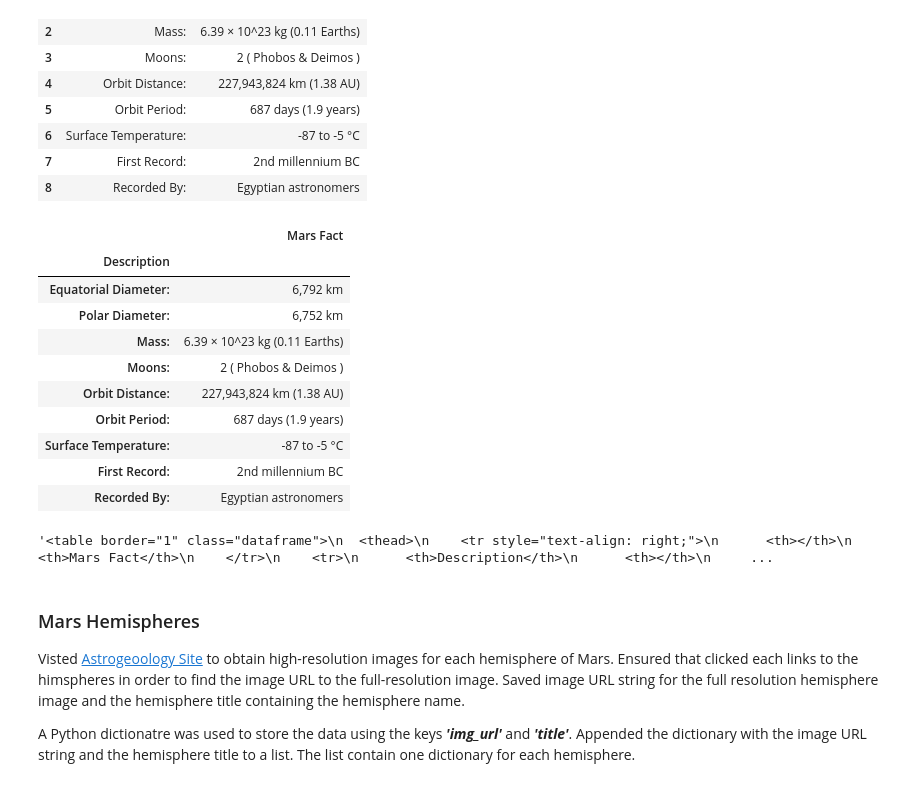
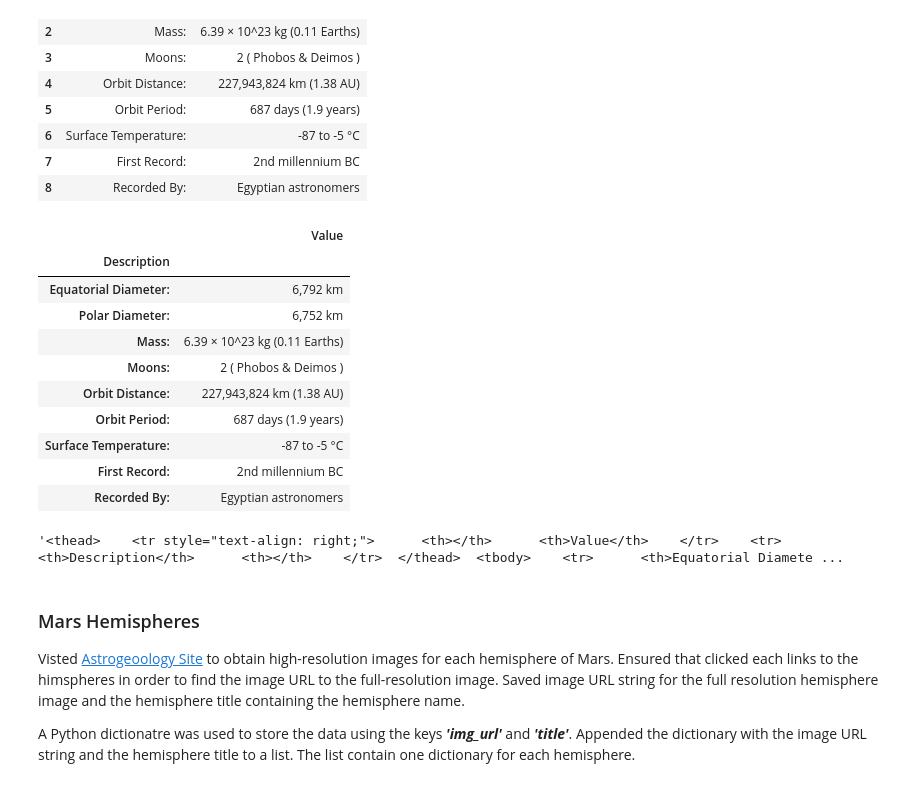
Before and after one commit to TanishaCooper/web-scraping-challenge, a Jupyter notebook: Missions_to_Mars/mission_to_mars.ipynb, the cells around one changed output. Drawn from its saved outputs; the diff is of its cells as text; code cells hidden in the pictures.

Commit message:
missons_to_mars table cleanup

```diff
--- a/Missions_to_Mars/mission_to_mars.ipynb
+++ b/Missions_to_Mars/mission_to_mars.ipynb
@@ -136,11 +136,11 @@ mars_facts_df
 | 8 | Recorded By: | Egyptian astronomers |
 # %%
 # Define column names and set_index
-mars_facts_df.columns=['Description', 'Mars Fact']
+mars_facts_df.columns=['Description', 'Value']
 mars_facts_df.set_index('Description', inplace=True)
 mars_facts_df
 # %% [output]
-|  | Mars Fact |
+|  | Value |
 | Description |  |
 | Equatorial Diameter: | 6,792 km |
 | Polar Diameter: | 6,752 km |
@@ -152,10 +152,18 @@ mars_facts_df
 | First Record: | 2nd millennium BC |
 | Recorded By: | Egyptian astronomers |
 # %%
+# Convert dataframe to HTML table
 mars_facts_tr_html = mars_facts_df.to_html()
+
+# Strip unwanted newlines to clean up the table
+mars_facts_tr_html = mars_facts_tr_html.replace('\n', '')
+
+# Strip table tag for easier html formatting
+mars_facts_tr_html = mars_facts_tr_html.replace("<table border=\"1\" class=\"dataframe\">", "").\
+                                                                    replace("</table>","").strip()
 mars_facts_tr_html
 # %% [output]
-'<table border="1" class="dataframe">\n  <thead>\n    <tr style="text-align: right;">\n      <th></th>\n      <th>Mars Fact</th>\n    </tr>\n    <tr>\n      <th>Description</th>\n      <th></th>\n     ...
+'<thead>    <tr style="text-align: right;">      <th></th>      <th>Value</th>    </tr>    <tr>      <th>Description</th>      <th></th>    </tr>  </thead>  <tbody>    <tr>      <th>Equatorial Diamete ...
 # %% [markdown]
 ### Mars Hemispheres
 
```
Also changed, not shown: parts of 5 cells of this notebook.
